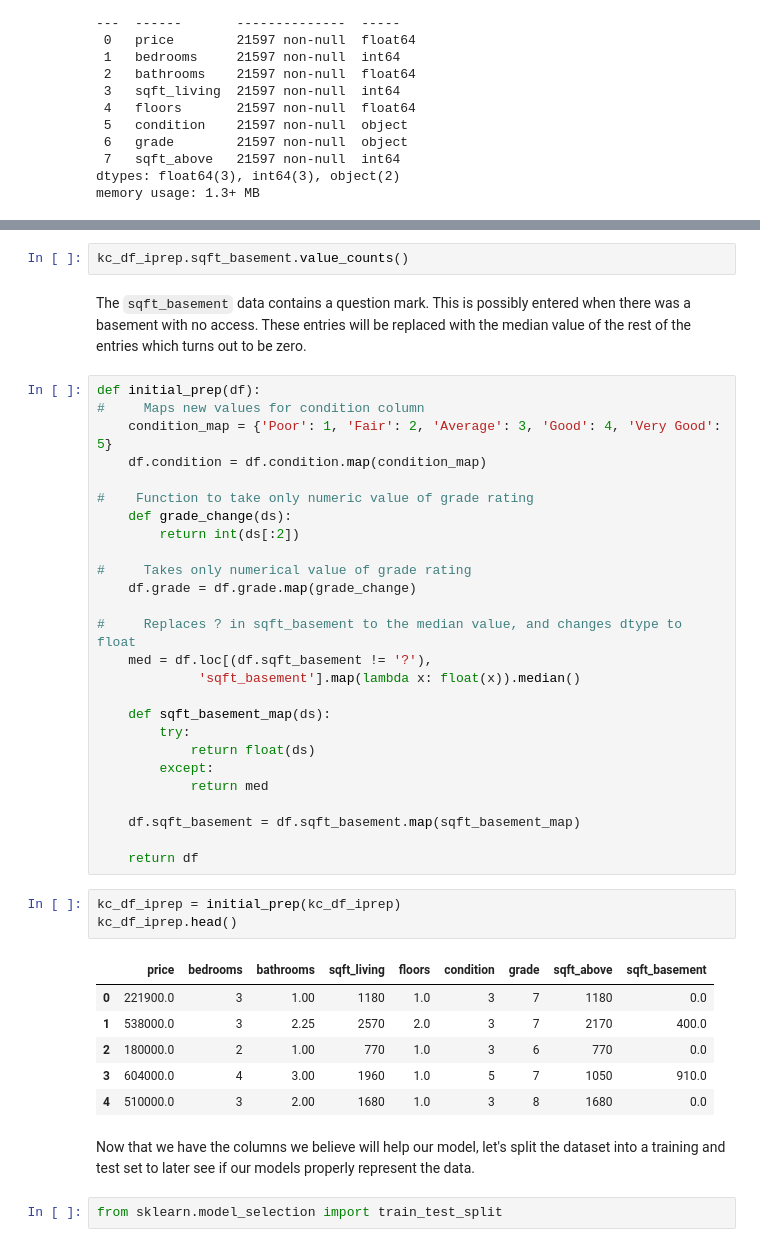
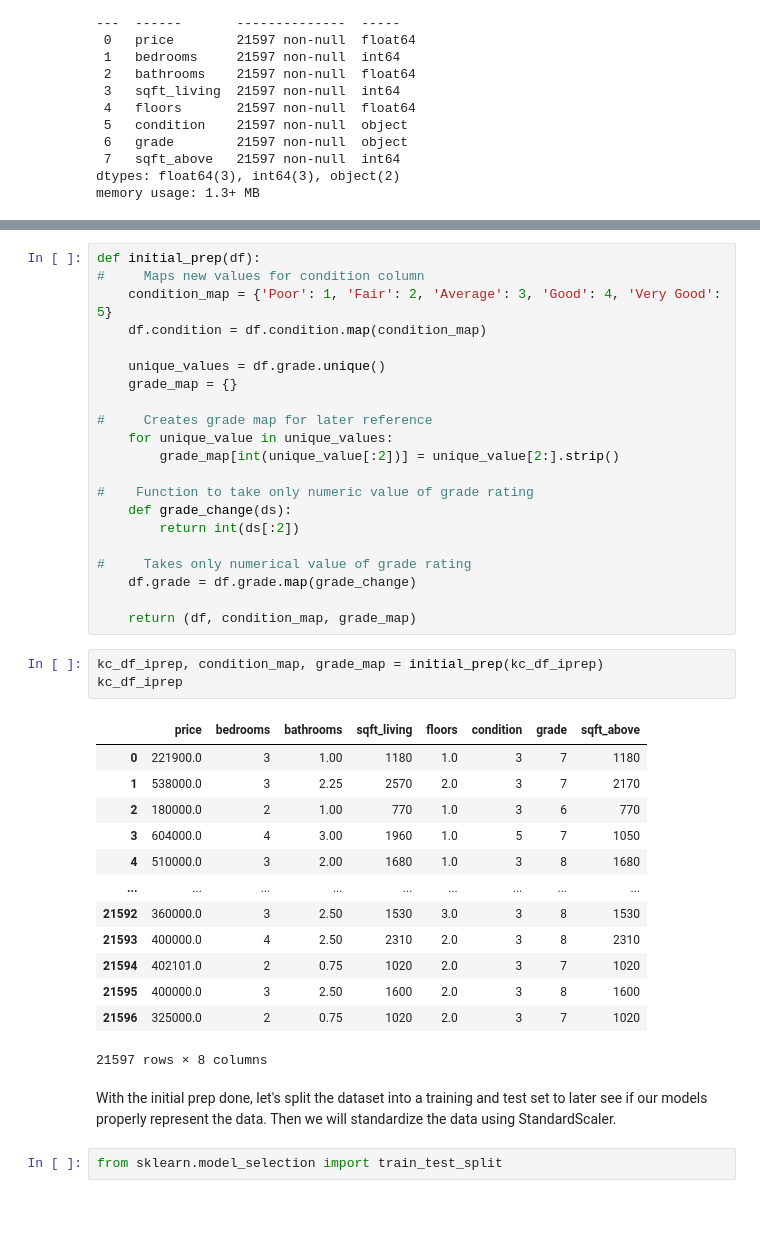
Before and after one commit to cschneck7/phase-2-project, a Jupyter notebook: EDA_notebook.ipynb, the cells around one changed output, grey strips where cells are left out. Saved outputs shown, nothing was run; the diff lists cells and outputs as text; blank space fills up the shorter version.

Commit message:
Finished Second Model

```diff
--- a/EDA_notebook.ipynb
+++ b/EDA_notebook.ipynb
@@ -177,12 +166,15 @@ AttributeError: 'DataFrame' object has no attribute 'sqft_basement'
-# %%
-kc_df_iprep.sqft_basement.value_counts()
-# %% [markdown]
-The `sqft_basement` data contains a question mark. This is possibly entered when there was a basement with no access. These entries will be replaced with the median value of the rest of the entries which turns out to be zero.
 # %%
 def initial_prep(df):
 #     Maps new values for condition column
     condition_map = {'Poor': 1, 'Fair': 2, 'Average': 3, 'Good': 4, 'Very Good': 5}
     df.condition = df.condition.map(condition_map)
+
+    unique_values = df.grade.unique()
+    grade_map = {}
+
+#     Creates grade map for later reference
+    for unique_value in unique_values:
+        grade_map[int(unique_value[:2])] = unique_value[2:].strip()
 
 #    Function to take only numeric value of grade rating
     def grade_change(ds):
@@ -191,31 +183,26 @@ def initial_prep(df):
 #     Takes only numerical value of grade rating
     df.grade = df.grade.map(grade_change)
 
-#     Replaces ? in sqft_basement to the median value, and changes dtype to float
-    med = df.loc[(df.sqft_basement != '?'),
-             'sqft_basement'].map(lambda x: float(x)).median()
-
-    def sqft_basement_map(ds):
-        try:
-            return float(ds)
-        except:
-            return med
-
-    df.sqft_basement = df.sqft_basement.map(sqft_basement_map)
-
-    return df
+    return (df, condition_map, grade_map)
 # %%
-kc_df_iprep = initial_prep(kc_df_iprep)
-kc_df_iprep.head()
+kc_df_iprep, condition_map, grade_map = initial_prep(kc_df_iprep)
+kc_df_iprep
 # %% [output]
-|  | price | bedrooms | bathrooms | sqft_living | floors | condition | grade | sqft_above | sqft_basement |
-| 0 | 221900.0 | 3 | 1.00 | 1180 | 1.0 | 3 | 7 | 1180 | 0.0 |
-| 1 | 538000.0 | 3 | 2.25 | 2570 | 2.0 | 3 | 7 | 2170 | 400.0 |
-| 2 | 180000.0 | 2 | 1.00 | 770 | 1.0 | 3 | 6 | 770 | 0.0 |
-| 3 | 604000.0 | 4 | 3.00 | 1960 | 1.0 | 5 | 7 | 1050 | 910.0 |
-| 4 | 510000.0 | 3 | 2.00 | 1680 | 1.0 | 3 | 8 | 1680 | 0.0 |
+|  | price | bedrooms | bathrooms | sqft_living | floors | condition | grade | sqft_above |
+| 0 | 221900.0 | 3 | 1.00 | 1180 | 1.0 | 3 | 7 | 1180 |
+| 1 | 538000.0 | 3 | 2.25 | 2570 | 2.0 | 3 | 7 | 2170 |
+| 2 | 180000.0 | 2 | 1.00 | 770 | 1.0 | 3 | 6 | 770 |
+| 3 | 604000.0 | 4 | 3.00 | 1960 | 1.0 | 5 | 7 | 1050 |
+| 4 | 510000.0 | 3 | 2.00 | 1680 | 1.0 | 3 | 8 | 1680 |
+| ... | ... | ... | ... | ... | ... | ... | ... | ... |
+| 21592 | 360000.0 | 3 | 2.50 | 1530 | 3.0 | 3 | 8 | 1530 |
+| 21593 | 400000.0 | 4 | 2.50 | 2310 | 2.0 | 3 | 8 | 2310 |
+| 21594 | 402101.0 | 2 | 0.75 | 1020 | 2.0 | 3 | 7 | 1020 |
+| 21595 | 400000.0 | 3 | 2.50 | 1600 | 2.0 | 3 | 8 | 1600 |
+| 21596 | 325000.0 | 2 | 0.75 | 1020 | 2.0 | 3 | 7 | 1020 |
+21597 rows × 8 columns
 # %% [markdown]
-Now that we have the columns we believe will help our model, let's split the dataset into a training and test set to later see if our models properly represent the data.
+With the initial prep done, let's split the dataset into a training and test set to later see if our models properly represent the data. Then we will standardize the data using StandardScaler.
 # %%
 from sklearn.model_selection import train_test_split
 # %%
```
Also changed, not shown: parts of 20 cells of this notebook.
